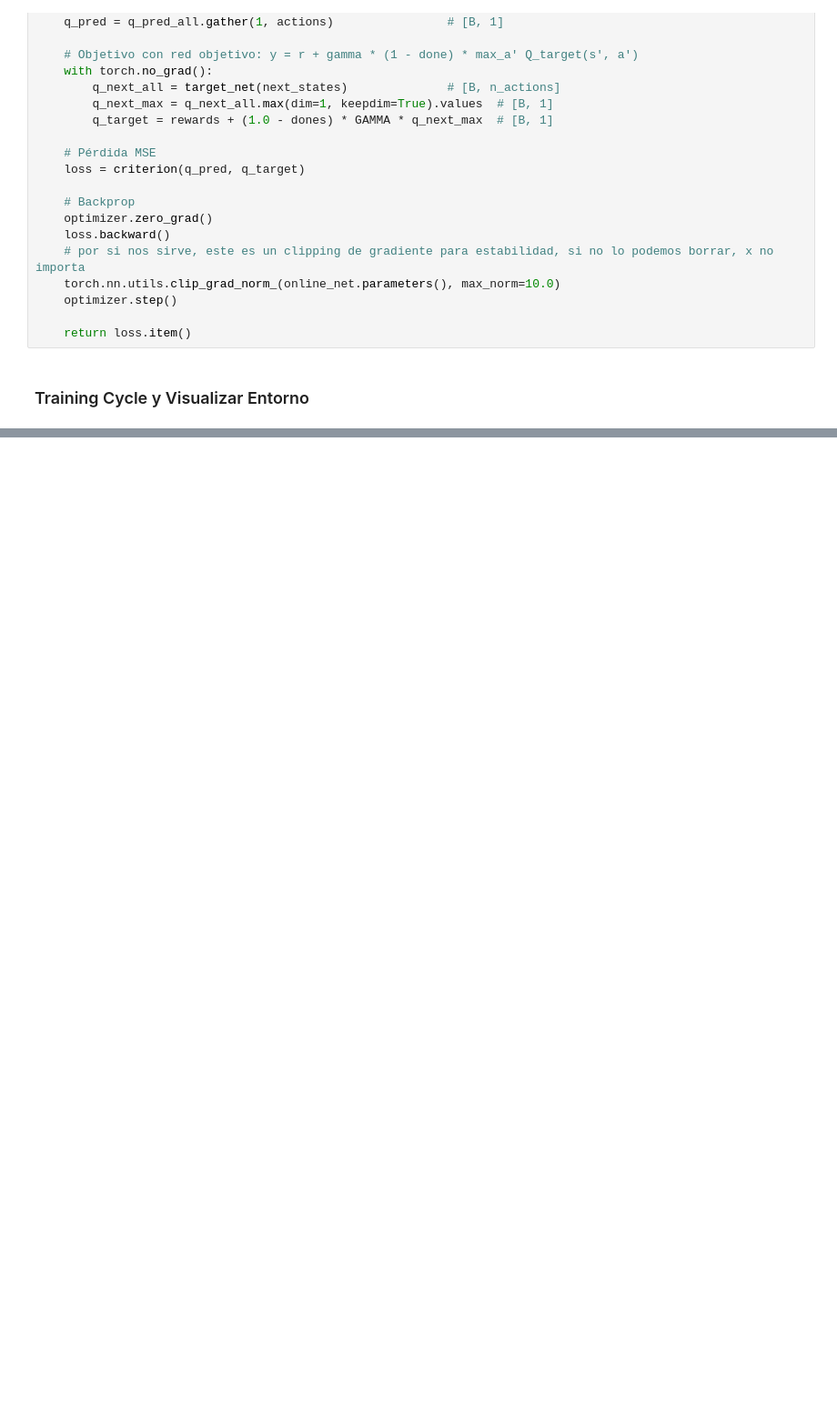
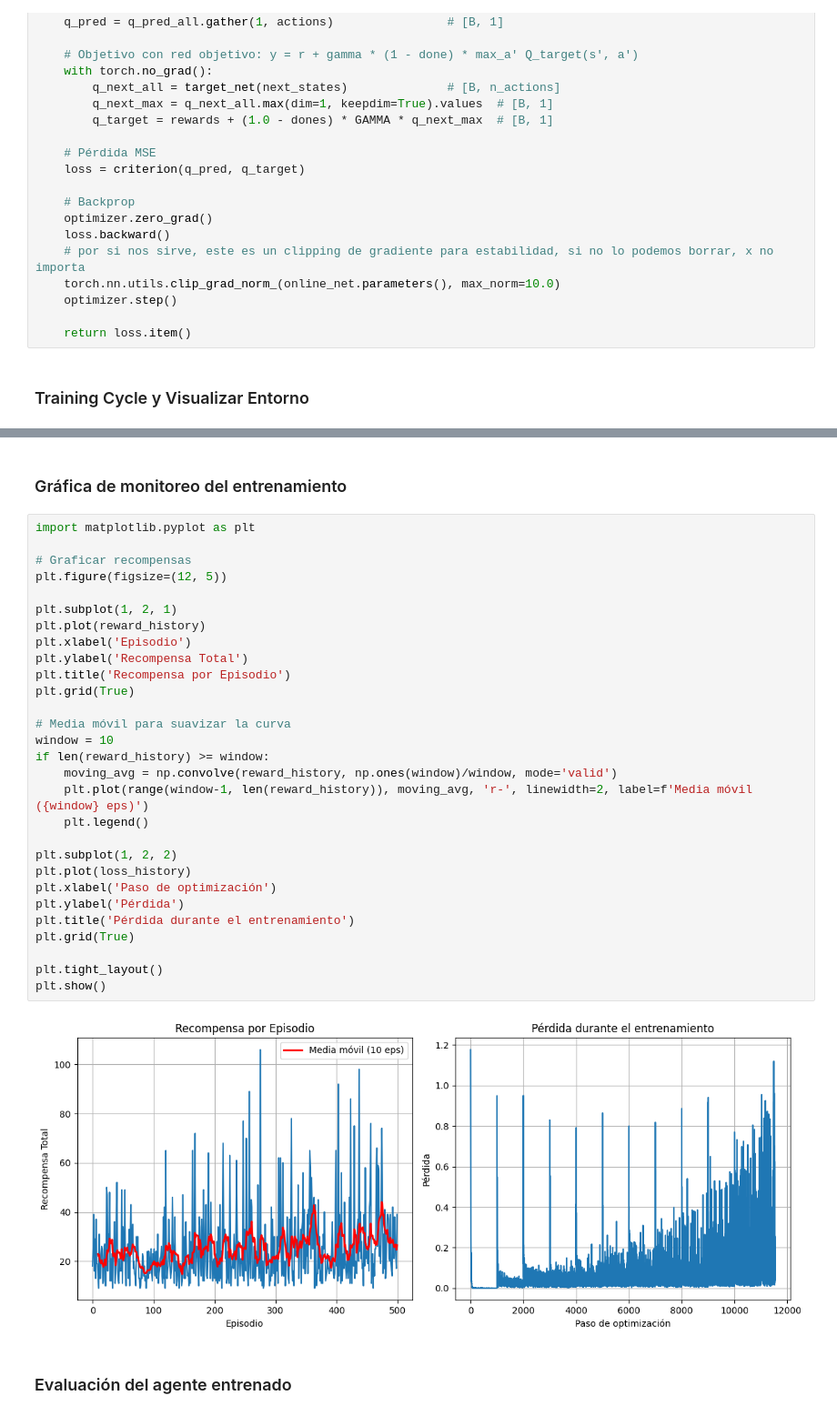
Before and after one commit to Fabiola-cc/CartPole_DL, a Jupyter notebook: cartpole.ipynb, the cells around one changed output, grey strips where cells are left out. Shown: that part at 91% size. Saved outputs shown, nothing was run; the diff lists cells and outputs as text; blank space fills up the shorter version.

Commit message:
feat: implementación de gráficas y analisis de resultados

```diff
--- a/cartpole.ipynb
+++ b/cartpole.ipynb
@@ -271,0 +255,35 @@ KeyboardInterrupt:
+# %% [markdown]
+### Gráfica de monitoreo del entrenamiento
+# %%
+import matplotlib.pyplot as plt
+
+# Graficar recompensas
+plt.figure(figsize=(12, 5))
+
+plt.subplot(1, 2, 1)
+plt.plot(reward_history)
+plt.xlabel('Episodio')
+plt.ylabel('Recompensa Total')
+plt.title('Recompensa por Episodio')
+plt.grid(True)
+
+# Media móvil para suavizar la curva
+window = 10
+if len(reward_history) >= window:
+    moving_avg = np.convolve(reward_history, np.ones(window)/window, mode='valid')
+    plt.plot(range(window-1, len(reward_history)), moving_avg, 'r-', linewidth=2, label=f'Media móvil ({window} eps)')
+    plt.legend()
+
+plt.subplot(1, 2, 2)
+plt.plot(loss_history)
+plt.xlabel('Paso de optimización')
+plt.ylabel('Pérdida')
+plt.title('Pérdida durante el entrenamiento')
+plt.grid(True)
+
+plt.tight_layout()
+plt.show()
+# %% [output]
+[figure, added]
+# %% [markdown]
+### Evaluación del agente entrenado
```
Also changed, not shown: parts of 3 cells of this notebook.
